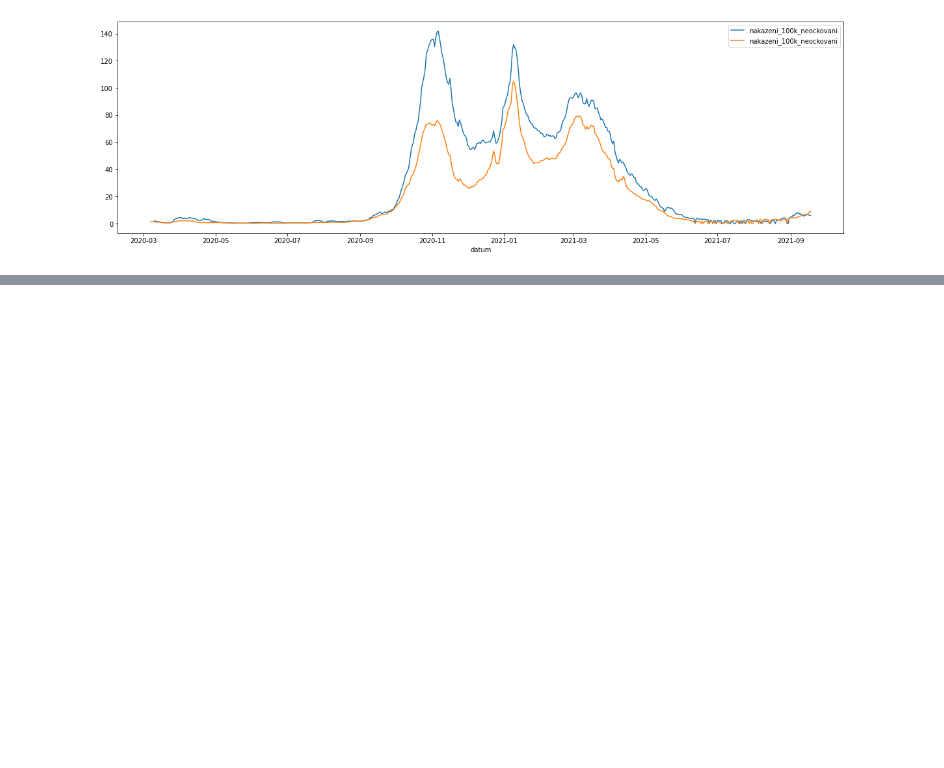
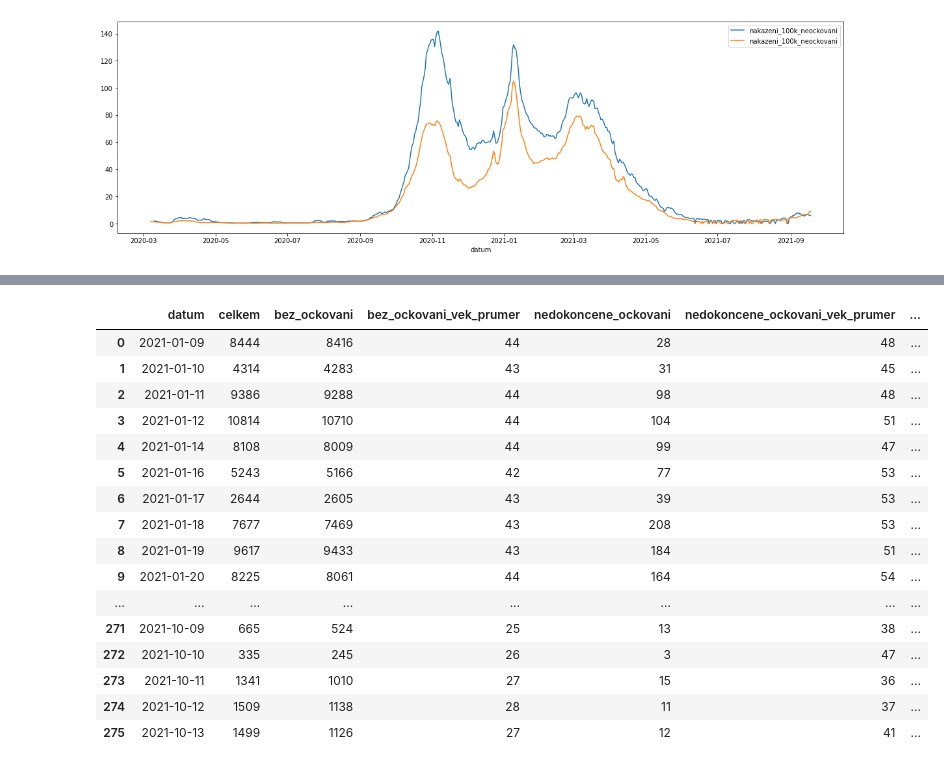
Before and after one commit to msusicky/ockovani-covid, a Jupyter notebook: notebooks/nakazeni.ipynb, the cells around one changed output, grey strips where cells are left out. Saved outputs shown, nothing was run; the diff lists cells and outputs as text; code cells hidden in the pictures; blank space fills up the shorter version.

```diff
--- a/notebooks/nakazeni.ipynb
+++ b/notebooks/nakazeni.ipynb
@@ -140,3 +142,11 @@ df[df['vekova_skupina'] == grp2].plot(x='datum', y='nakazeni_100k_neockovani', f
 # %% [output]
 <AxesSubplot:xlabel='datum'>
 [figure]
+# %%
+nakazeni_v = pd.read_sql_query(
+    """
+    select * from nakazeni_ockovani n
+    """,
+    db
+)
+nakazeni_v
@@ -142,0 +167,15 @@ df[df['vekova_skupina'] == grp2].plot(x='datum', y='nakazeni_100k_neockovani', f
+# %%
+ockovani_v = pd.read_sql_query(
+    """
+    select datum, sum(o.pocet) pocet_ockovani, (select sum(pocet) from populace where orp_kod = 'CZ0') pocet_celkem
+    from ockovani_lide o
+    join vakciny v on (o.vakcina = v.vakcina)
+    where poradi_davky = v.davky
+    group by datum
+    order by datum
+    """,
+    db
+)
+ockovani_v['pocet_ockovani'] = ockovani_v['pocet_ockovani'].transform(pd.Series.cumsum)
+ockovani_v['pocet_neockovani'] = ockovani_v['pocet_celkem'] - ockovani_v['pocet_ockovani']
+ockovani_v
@@ -142,0 +196,27 @@ df[df['vekova_skupina'] == grp2].plot(x='datum', y='nakazeni_100k_neockovani', f
+# %%
+merged = pd.merge(nakazeni_v, ockovani_v)
+# %%
+pd.set_option('display.max_rows', 500)
+# %%
+merged['bez_100k'] = 100000 * merged['bez_ockovani'] / merged['pocet_neockovani']
+merged['s_100k'] = 100000 * merged['dokoncene_ockovani'] / merged['pocet_ockovani']
+merged['diff'] = merged['bez_100k'] / merged['s_100k']
+merged
+# %% [output]
+|  | datum | celkem | bez_ockovani | bez_ockovani_vek_prumer | nedokoncene_ockovani | nedokoncene_ockovani_vek_prumer | ... |
+| 0 | 2021-01-09 | 8444 | 8416 | 44 | 28 | 48 | ... |
+| 1 | 2021-01-10 | 4314 | 4283 | 43 | 31 | 45 | ... |
+| 2 | 2021-01-11 | 9386 | 9288 | 44 | 98 | 48 | ... |
+| 3 | 2021-01-12 | 10814 | 10710 | 44 | 104 | 51 | ... |
+| 4 | 2021-01-14 | 8108 | 8009 | 44 | 99 | 47 | ... |
+| 5 | 2021-01-16 | 5243 | 5166 | 42 | 77 | 53 | ... |
+| 6 | 2021-01-17 | 2644 | 2605 | 43 | 39 | 53 | ... |
+| 7 | 2021-01-18 | 7677 | 7469 | 43 | 208 | 53 | ... |
+| 8 | 2021-01-19 | 9617 | 9433 | 43 | 184 | 51 | ... |
+| 9 | 2021-01-20 | 8225 | 8061 | 44 | 164 | 54 | ... |
+| ... | ... | ... | ... | ... | ... | ... | ... |
+| 271 | 2021-10-09 | 665 | 524 | 25 | 13 | 38 | ... |
+| 272 | 2021-10-10 | 335 | 245 | 26 | 3 | 47 | ... |
+| 273 | 2021-10-11 | 1341 | 1010 | 27 | 15 | 36 | ... |
+| 274 | 2021-10-12 | 1509 | 1138 | 28 | 11 | 37 | ... |
+| 275 | 2021-10-13 | 1499 | 1126 | 27 | 12 | 41 | ... |
```
Also changed, not shown: parts of 3 cells of this notebook.
